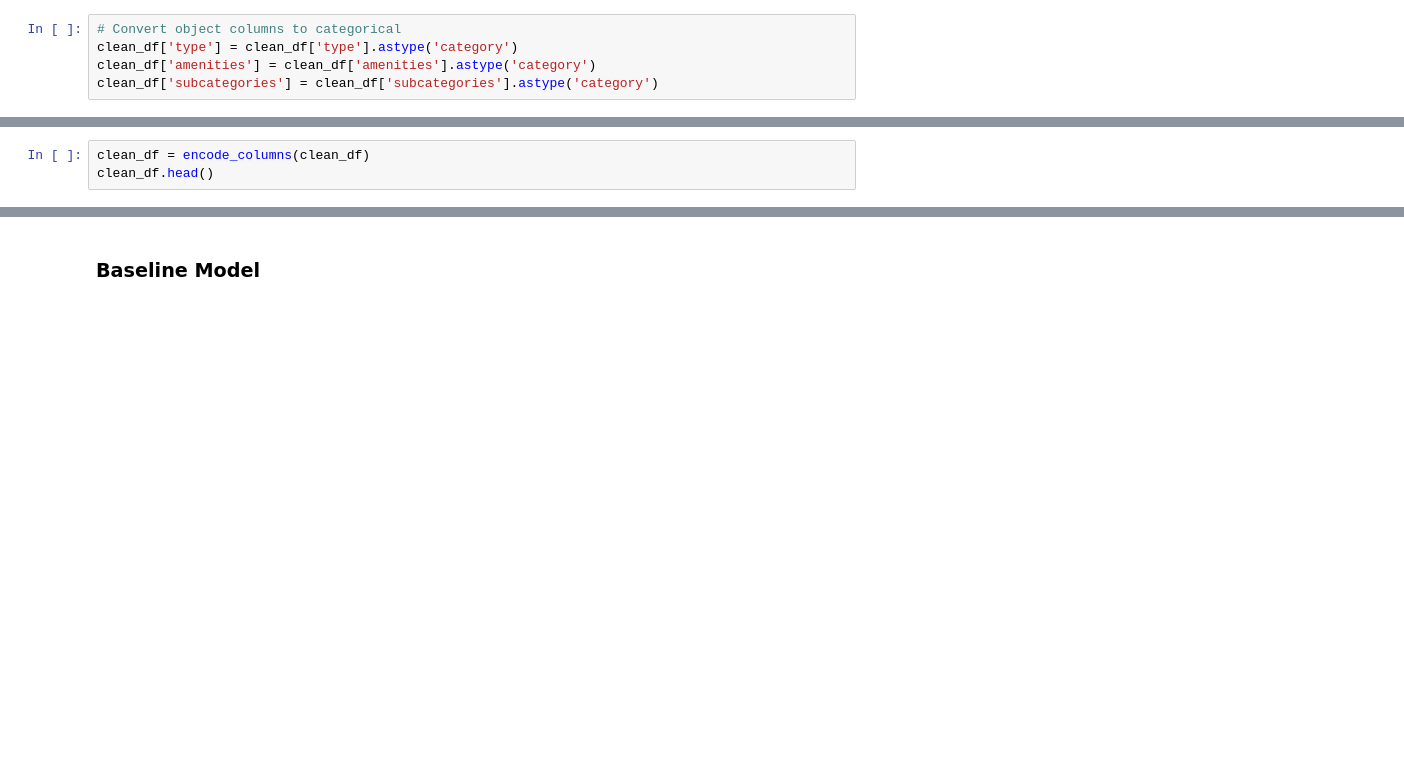
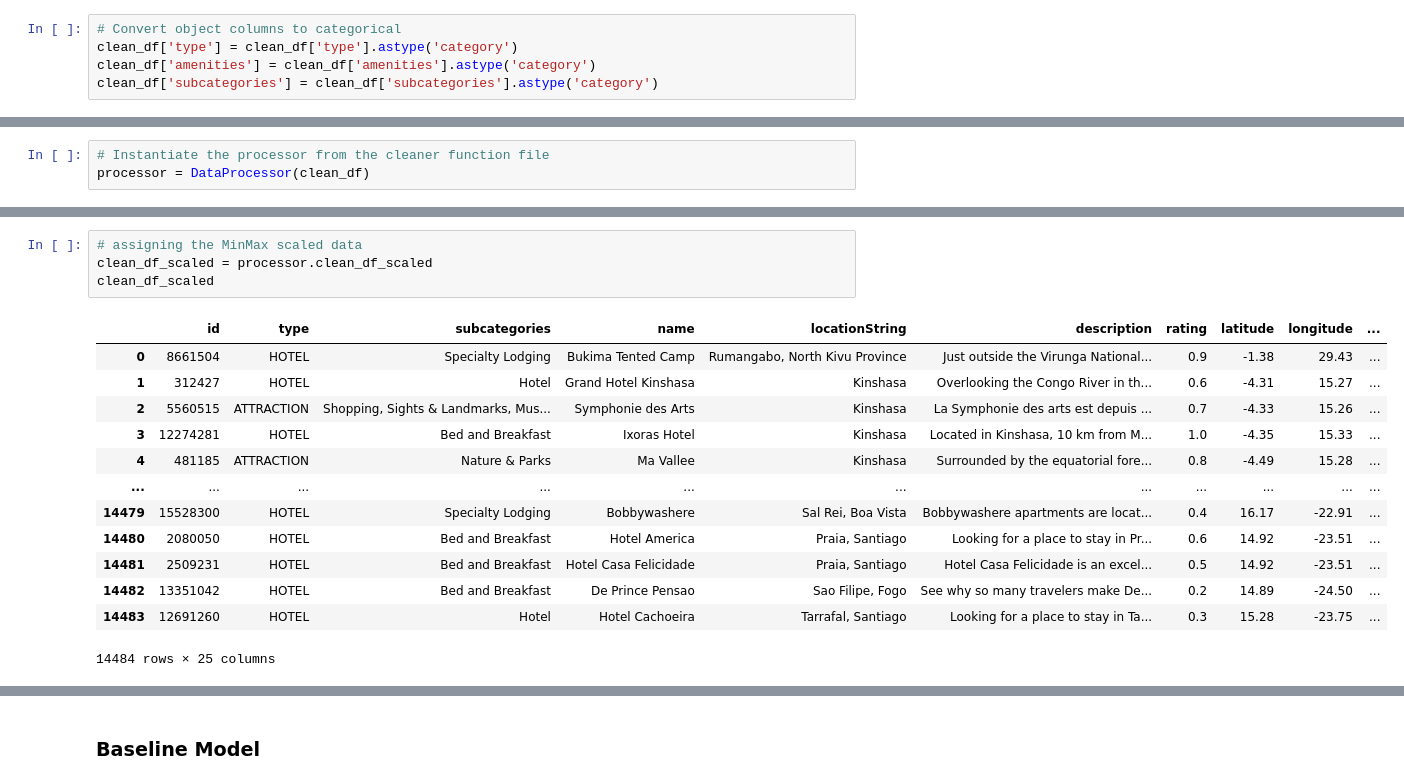
Before and after one commit to R3TR0Quan/travel-destination-recommendation-sys, a Jupyter notebook: modelling.ipynb, the cells around one changed output, grey strips where cells are left out. Saved outputs shown, nothing was run; the diff lists cells and outputs as text; blank space fills up the shorter version.

```diff
--- a/modelling.ipynb
+++ b/modelling.ipynb
@@ -126,3 +103,0 @@ def encode_columns(clean_df):
-# %%
-clean_df = encode_columns(clean_df)
-clean_df.head()
@@ -183,0 +104,3 @@ See the caveats in the documentation: https://pandas.pydata.org/pandas-docs/stab
+# %%
+# Instantiate the processor from the cleaner function file
+processor = DataProcessor(clean_df)
@@ -183,0 +127,18 @@ See the caveats in the documentation: https://pandas.pydata.org/pandas-docs/stab
+# %%
+# assigning the MinMax scaled data
+clean_df_scaled = processor.clean_df_scaled
+clean_df_scaled
+# %% [output]
+|  | id | type | subcategories | name | locationString | description | rating | latitude | longitude | ... |
+| 0 | 8661504 | HOTEL | Specialty Lodging | Bukima Tented Camp | Rumangabo, North Kivu Province | Just outside the Virunga National... | 0.9 | -1.38 | 29.43 | ... |
+| 1 | 312427 | HOTEL | Hotel | Grand Hotel Kinshasa | Kinshasa | Overlooking the Congo River in th... | 0.6 | -4.31 | 15.27 | ... |
+| 2 | 5560515 | ATTRACTION | Shopping, Sights & Landmarks, Mus... | Symphonie des Arts | Kinshasa | La Symphonie des arts est depuis ... | 0.7 | -4.33 | 15.26 | ... |
+| 3 | 12274281 | HOTEL | Bed and Breakfast | Ixoras Hotel | Kinshasa | Located in Kinshasa, 10 km from M... | 1.0 | -4.35 | 15.33 | ... |
+| 4 | 481185 | ATTRACTION | Nature & Parks | Ma Vallee | Kinshasa | Surrounded by the equatorial fore... | 0.8 | -4.49 | 15.28 | ... |
+| ... | ... | ... | ... | ... | ... | ... | ... | ... | ... | ... |
+| 14479 | 15528300 | HOTEL | Specialty Lodging | Bobbywashere | Sal Rei, Boa Vista | Bobbywashere apartments are locat... | 0.4 | 16.17 | -22.91 | ... |
+| 14480 | 2080050 | HOTEL | Bed and Breakfast | Hotel America | Praia, Santiago | Looking for a place to stay in Pr... | 0.6 | 14.92 | -23.51 | ... |
+| 14481 | 2509231 | HOTEL | Bed and Breakfast | Hotel Casa Felicidade | Praia, Santiago | Hotel Casa Felicidade is an excel... | 0.5 | 14.92 | -23.51 | ... |
+| 14482 | 13351042 | HOTEL | Bed and Breakfast | De Prince Pensao | Sao Filipe, Fogo | See why so many travelers make De... | 0.2 | 14.89 | -24.50 | ... |
+| 14483 | 12691260 | HOTEL | Hotel | Hotel Cachoeira | Tarrafal, Santiago | Looking for a place to stay in Ta... | 0.3 | 15.28 | -23.75 | ... |
+14484 rows × 25 columns
```
Also changed, not shown: parts of 96 cells of this notebook, 2 other files.
